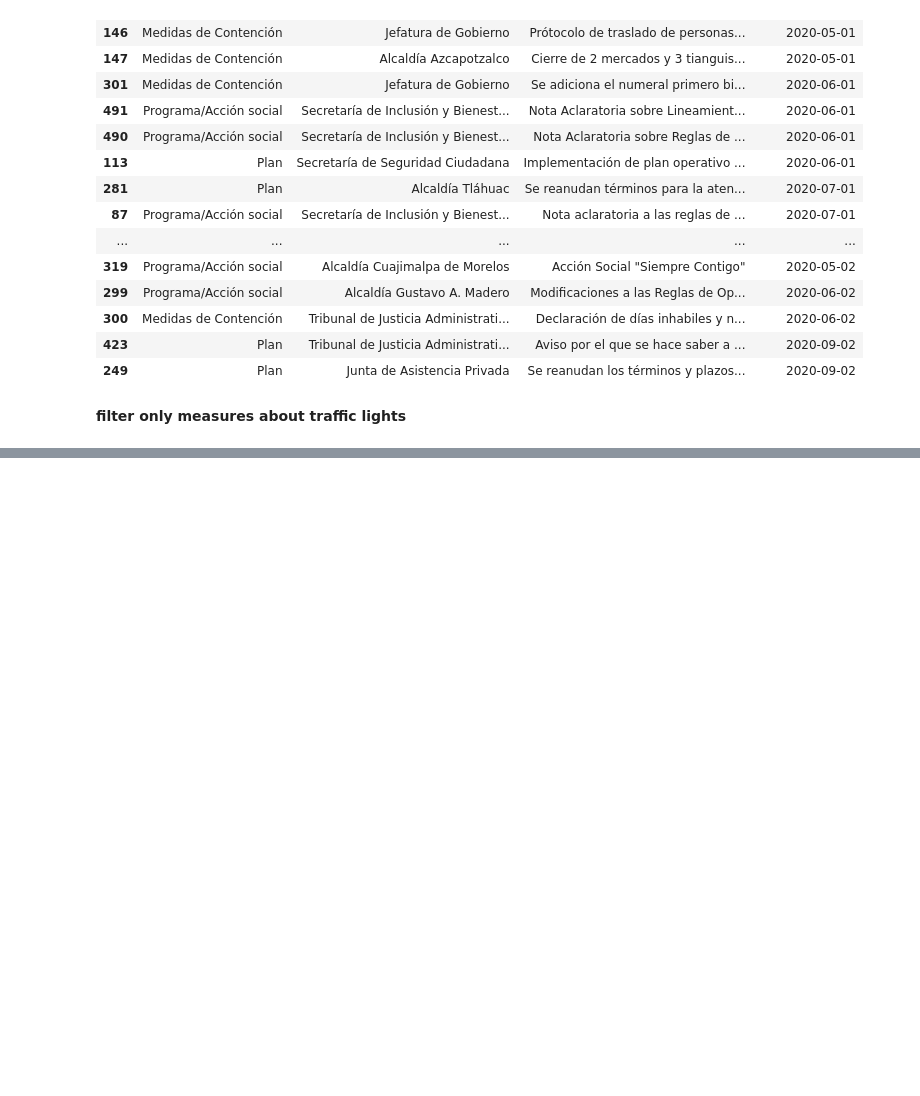
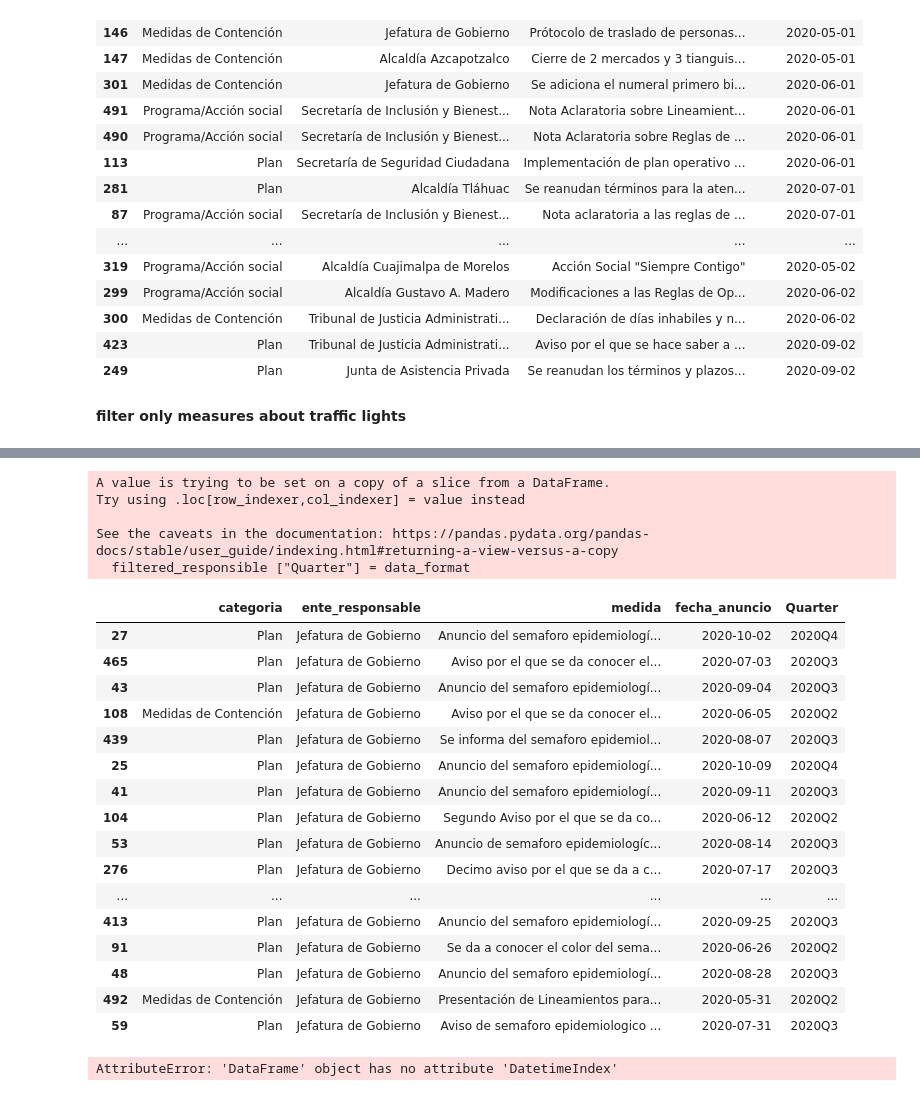
Before and after one commit to martinsingla/data-project, a Jupyter notebook: contingency-measures-covid19.ipynb, the cells around one changed output, grey strips where cells are left out. Saved outputs shown, nothing was run; the diff lists cells and outputs as text; code cells hidden in the pictures; blank space fills up the shorter version.

Commit message:
quarter info.

```diff
--- a/contingency-measures-covid19.ipynb
+++ b/contingency-measures-covid19.ipynb
@@ -115,0 +164,32 @@ See the caveats in the documentation: https://pandas.pydata.org/pandas-docs/stab
+# %%
+filtered_responsible ["Quarter"] = data_format
+# %% [output]
+A value is trying to be set on a copy of a slice from a DataFrame.
+Try using .loc[row_indexer,col_indexer] = value instead
+
+See the caveats in the documentation: https://pandas.pydata.org/pandas-docs/stable/user_guide/indexing.html#returning-a-view-versus-a-copy
+  filtered_responsible ["Quarter"] = data_format
+# %%
+filtered_responsible
+# %% [output]
+|  | categoria | ente_responsable | medida | fecha_anuncio | Quarter |
+| 27 | Plan | Jefatura de Gobierno | Anuncio del semaforo epidemiologí... | 2020-10-02 | 2020Q4 |
+| 465 | Plan | Jefatura de Gobierno | Aviso por el que se da conocer el... | 2020-07-03 | 2020Q3 |
+| 43 | Plan | Jefatura de Gobierno | Anuncio del semaforo epidemiologí... | 2020-09-04 | 2020Q3 |
+| 108 | Medidas de Contención | Jefatura de Gobierno | Aviso por el que se da conocer el... | 2020-06-05 | 2020Q2 |
+| 439 | Plan | Jefatura de Gobierno | Se informa del semaforo epidemiol... | 2020-08-07 | 2020Q3 |
+| 25 | Plan | Jefatura de Gobierno | Anuncio del semaforo epidemiologí... | 2020-10-09 | 2020Q4 |
+| 41 | Plan | Jefatura de Gobierno | Anuncio del semaforo epidemiologí... | 2020-09-11 | 2020Q3 |
+| 104 | Plan | Jefatura de Gobierno | Segundo Aviso por el que se da co... | 2020-06-12 | 2020Q2 |
+| 53 | Plan | Jefatura de Gobierno | Anuncio de semaforo epidemiologíc... | 2020-08-14 | 2020Q3 |
+| 276 | Plan | Jefatura de Gobierno | Decimo aviso por el que se da a c... | 2020-07-17 | 2020Q3 |
+| ... | ... | ... | ... | ... | ... |
+| 413 | Plan | Jefatura de Gobierno | Anuncio del semaforo epidemiologí... | 2020-09-25 | 2020Q3 |
+| 91 | Plan | Jefatura de Gobierno | Se da a conocer el color del sema... | 2020-06-26 | 2020Q2 |
+| 48 | Plan | Jefatura de Gobierno | Anuncio del semaforo epidemiologí... | 2020-08-28 | 2020Q3 |
+| 492 | Medidas de Contención | Jefatura de Gobierno | Presentación de Lineamientos para... | 2020-05-31 | 2020Q2 |
+| 59 | Plan | Jefatura de Gobierno | Aviso de semaforo epidemiologico ... | 2020-07-31 | 2020Q3 |
+# %%
+quarter_index = pd.to_datetime(filtered_responsible.DatetimeIndex.quarter[("Quarter")])
+# %% [output]
+AttributeError: 'DataFrame' object has no attribute 'DatetimeIndex'
```
Also changed, not shown: parts of 4 cells of this notebook.
